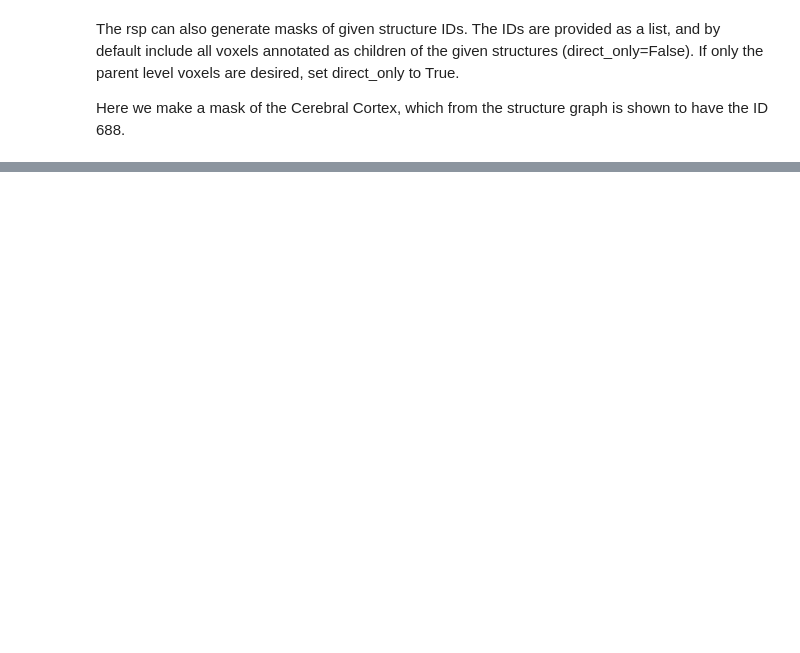
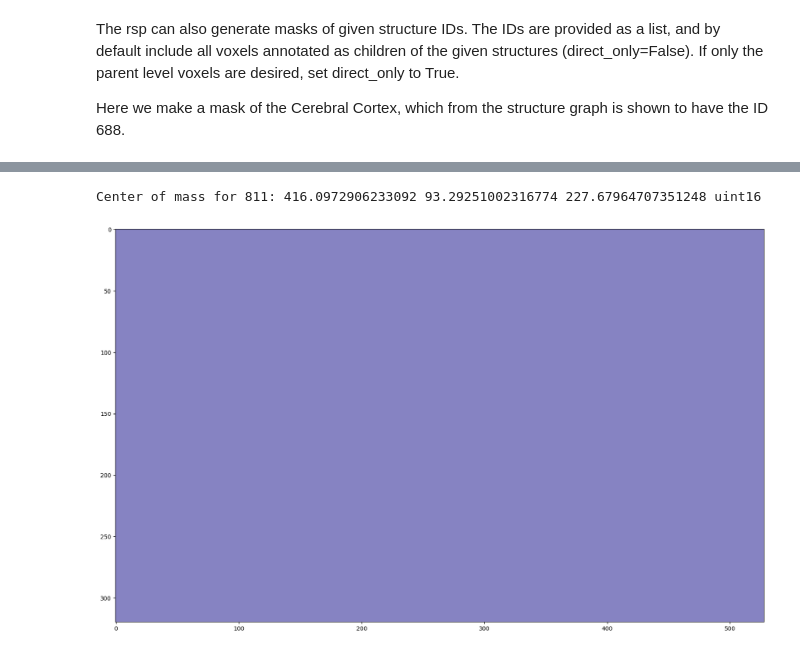
Before and after one commit to BrainSharer/pipeline, a Jupyter notebook: src/registration/notebooks/find_allen_regions.ipynb, the cells around one changed output, grey strips where cells are left out. Drawn from its saved outputs; the diff is of its cells as text; code cells hidden in the pictures; blank space fills up the shorter version.

```diff
--- a/src/registration/notebooks/find_allen_regions.ipynb
+++ b/src/registration/notebooks/find_allen_regions.ipynb
@@ -101,3 +120,20 @@ plt.scatter(y, x, c='#000000', s=40)
 plt.imshow(slice, cmap='plasma')
 # Center of mass for 381: (337.62106378683893, 206.69036132418248, 227.7101836899475)
 # This COM from the calculation is in the center of the two masses
+# %%
+plt.figure(figsize=[20,20])
+for id in IC:
+    structure_mask = rsp.make_structure_mask([id], direct_only=False)
+    structure_mask = structure_mask
+    x,y,z = center_of_mass(structure_mask)
+    # in structure_mask, first index would be coronal, 3rd is sagittal
+    i = int(z/2)
+    slice = structure_mask[:,:,i].astype(np.uint16) * id * 100
+    print(f'Center of mass for {id}: {x} {y} {z} {slice.dtype}')
+    #plt.scatter(z, y, c='#FFFFFF', s=40)
+    slice = np.rot90(slice, axes=(0,1))
+    slice = np.flip(slice, axis=0)
+    plt.imshow(slice, cmap='plasma',alpha=0.5)
+# %% [output]
+Center of mass for 811: 416.0972906233092 93.29251002316774 227.67964707351248 uint16
+[figure, added]
```
Also changed, not shown: parts of 5 cells of this notebook, 9 other files.
